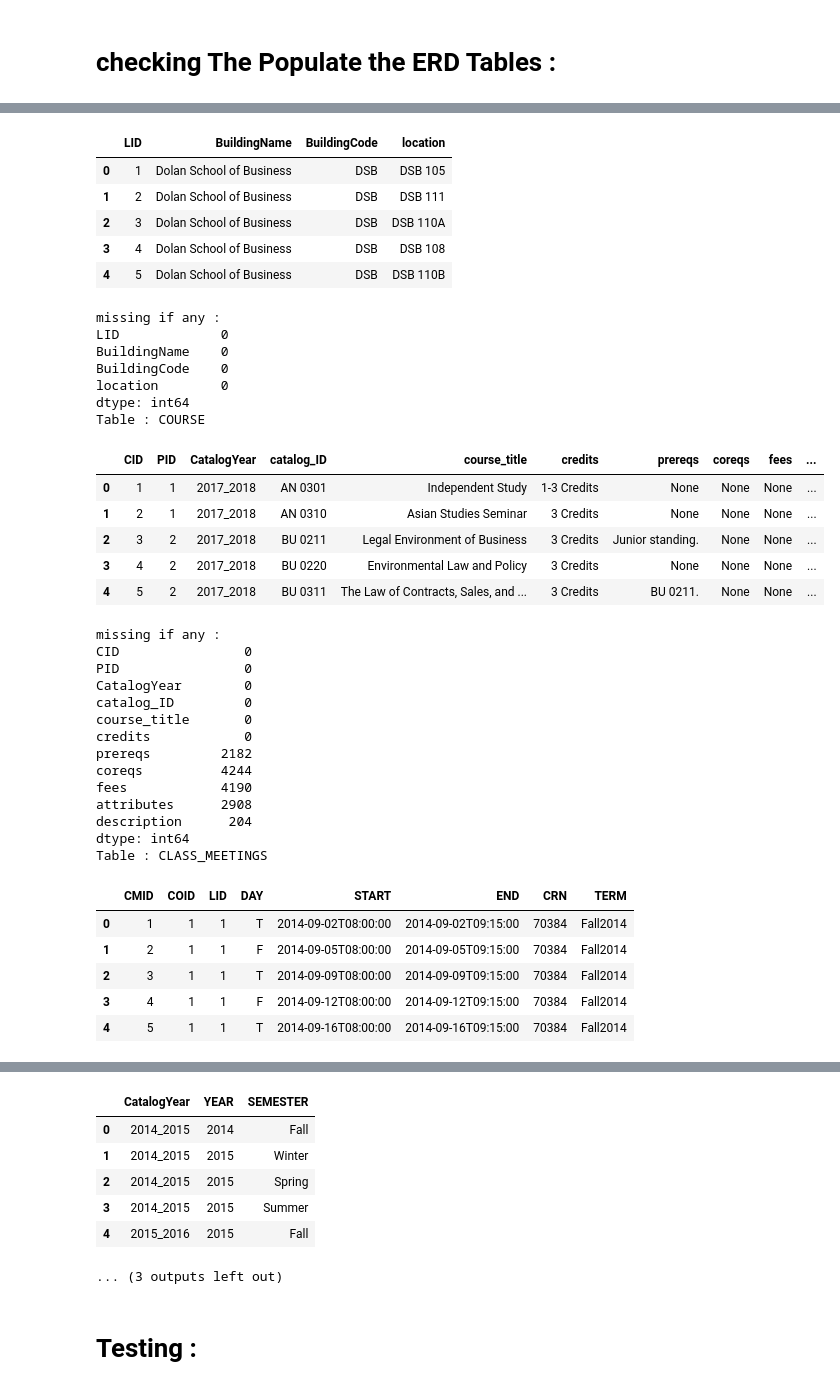
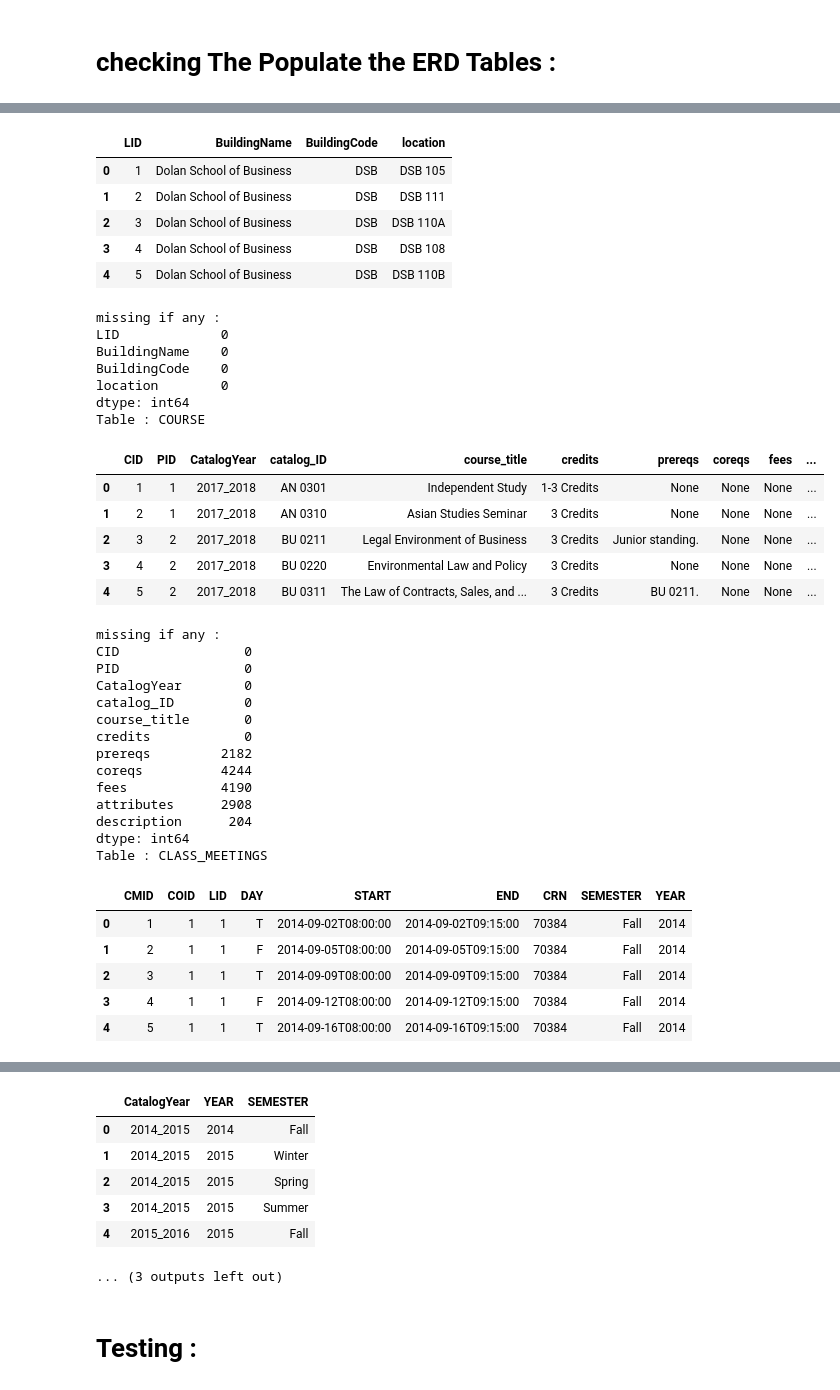
Before and after one commit to fairfield-ba510-spring2020/term-project-mayo, a Jupyter notebook: Faris_CourseDataETL-v4.ipynb, the cells around one changed output, grey strips where cells are left out. Drawn from its saved outputs; the diff is of its cells as text; code cells hidden in the pictures.

```diff
--- a/Faris_CourseDataETL-v4.ipynb
+++ b/Faris_CourseDataETL-v4.ipynb
@@ -67,7 +69,7 @@ conn.close()
 # %%
 import pandas as pd
 from sqlalchemy import create_engine
-engine = create_engine("sqlite:///TestDB.db")
+engine = create_engine("sqlite:///CourseData.db")
 dbtable = ['IMPORT_COURSES' ,'IMPORT_COURSE_CATALOG' , 'IMPORT_COURSE_MEETINGS',
 ]
 for i in dbtable :
@@ -134,9 +136,20 @@ result.shape
 # %% [output]
 (15937, 12)
 # %%
+#https://stackoverflow.com/questions/40950310/strip-trim-all-strings-of-a-dataframe
+
+def trim_all_columns(df):
+    """
+    Trim whitespace from ends of each value across all series in dataframe
+    """
+    trim_strings = lambda x: x.strip() if isinstance(x, str) else x
+    return df.applymap(trim_strings)
+
 
 
 df_courses = pd.read_csv('courses_all.csv' ,header=0)
+df_courses = trim_all_columns(df_courses)
+
 
 df_courses[['instructor_fname','instructor_lname']] = df_courses['primary_instructor'].str.split('  ',expand=True,)
 df_courses[['semester','year']] = df_courses['term'].str.split('2',expand=True,)
@@ -316,7 +343,7 @@ conn.close()
 # %%
 import pandas as pd
 from sqlalchemy import create_engine
-engine = create_engine("sqlite:///TestDB.db")
+engine = create_engine("sqlite:///CourseData.db")
 dbtable = ['IMPORT_COURSES' ,'IMPORT_COURSE_CATALOG' , 'IMPORT_COURSE_MEETINGS',
 
 ]
@@ -530,7 +559,7 @@ conn.close()
 
 import pandas as pd
 from sqlalchemy import create_engine
-engine = create_engine("sqlite:///TestDB.db")
+engine = create_engine("sqlite:///CourseData.db")
 dbtable = ['PROGRAMS','FACULTY' , 'LOCATION' , 'COURSE' ,
             'CLASS_MEETINGS', 'CATALOG_YEAR' ,'COURSE_OFFERING'
 ]
@@ -572,37 +601,37 @@ Table : LOCATION
 | 2 | 3 | Dolan School of Business | DSB | DSB 110A |
 | 3 | 4 | Dolan School of Business | DSB | DSB 108 |
 | 4 | 5 | Dolan School of Business | DSB | DSB 110B |
 missing if any :
 LID             0
 BuildingName    0
 BuildingCode    0
 location        0
 dtype: int64
 Table : COURSE
 |  | CID | PID | CatalogYear | catalog_ID | course_title | credits | prereqs | coreqs | fees | ... |
 | 0 | 1 | 1 | 2017_2018 | AN 0301 | Independent Study | 1-3 Credits | None | None | None | ... |
 | 1 | 2 | 1 | 2017_2018 | AN 0310 | Asian Studies Seminar | 3 Credits | None | None | None | ... |
 | 2 | 3 | 2 | 2017_2018 | BU 0211 | Legal Environment of Business | 3 Credits | Junior standing. | None | None | ... |
 | 3 | 4 | 2 | 2017_2018 | BU 0220 | Environmental Law and Policy | 3 Credits | None | None | None | ... |
 | 4 | 5 | 2 | 2017_2018 | BU 0311 | The Law of Contracts, Sales, and ... | 3 Credits | BU 0211. | None | None | ... |
 missing if any :
 CID                0
 PID                0
 CatalogYear        0
 catalog_ID         0
 course_title       0
 credits            0
 prereqs         2182
 coreqs          4244
 fees            4190
 attributes      2908
 description      204
 dtype: int64
 Table : CLASS_MEETINGS
-|  | CMID | COID | LID | DAY | START | END | CRN | TERM |
-| 0 | 1 | 1 | 1 | T | 2014-09-02T08:00:00 | 2014-09-02T09:15:00 | 70384 | Fall2014 |
-| 1 | 2 | 1 | 1 | F | 2014-09-05T08:00:00 | 2014-09-05T09:15:00 | 70384 | Fall2014 |
-| 2 | 3 | 1 | 1 | T | 2014-09-09T08:00:00 | 2014-09-09T09:15:00 | 70384 | Fall2014 |
-| 3 | 4 | 1 | 1 | F | 2014-09-12T08:00:00 | 2014-09-12T09:15:00 | 70384 | Fall2014 |
-| 4 | 5 | 1 | 1 | T | 2014-09-16T08:00:00 | 2014-09-16T09:15:00 | 70384 | Fall2014 |
+|  | CMID | COID | LID | DAY | START | END | CRN | SEMESTER | YEAR |
+| 0 | 1 | 1 | 1 | T | 2014-09-02T08:00:00 | 2014-09-02T09:15:00 | 70384 | Fall | 2014 |
+| 1 | 2 | 1 | 1 | F | 2014-09-05T08:00:00 | 2014-09-05T09:15:00 | 70384 | Fall | 2014 |
+| 2 | 3 | 1 | 1 | T | 2014-09-09T08:00:00 | 2014-09-09T09:15:00 | 70384 | Fall | 2014 |
+| 3 | 4 | 1 | 1 | F | 2014-09-12T08:00:00 | 2014-09-12T09:15:00 | 70384 | Fall | 2014 |
+| 4 | 5 | 1 | 1 | T | 2014-09-16T08:00:00 | 2014-09-16T09:15:00 | 70384 | Fall | 2014 |
 missing if any :
```
Also changed, not shown: parts of 33 cells of this notebook, 9 other files.
